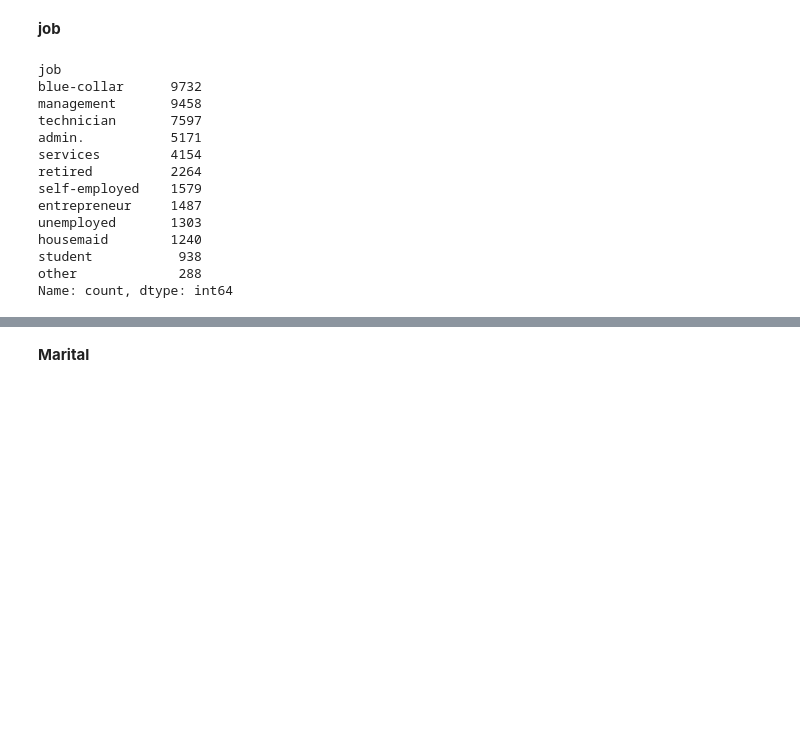
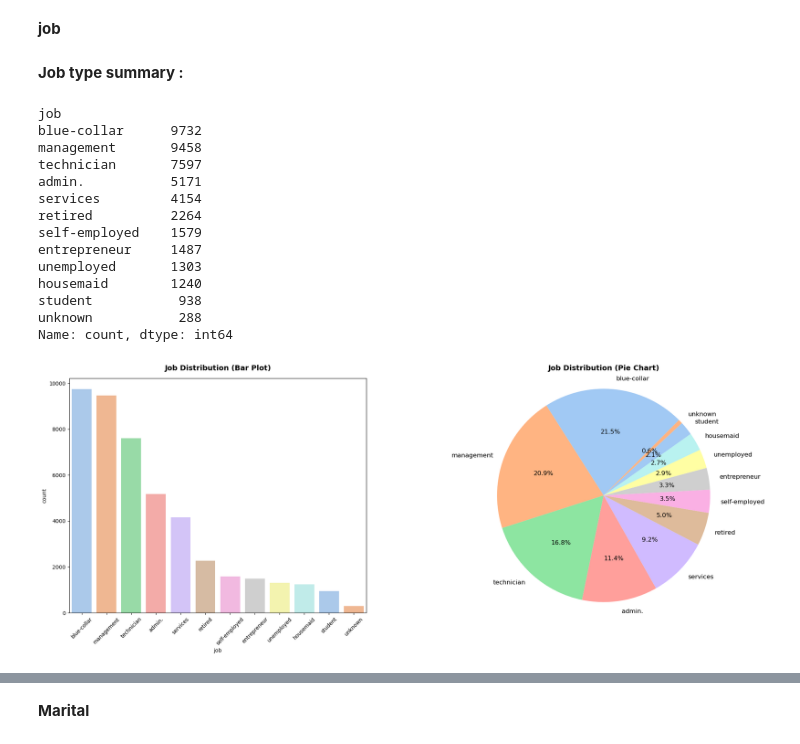
Before and after one commit to annugit1655/Bank-TeleMarketing, a Jupyter notebook: notebooks/01-Data-Cleaning.ipynb, the cells around one changed output, grey strips where cells are left out. Saved outputs shown, nothing was run; the diff lists cells and outputs as text; code cells hidden in the pictures; blank space fills up the shorter version.

```diff
--- a/notebooks/01-Data-Cleaning.ipynb
+++ b/notebooks/01-Data-Cleaning.ipynb
@@ -359,3 +372,22 @@ plt.show()
+# %%
+# categorical features distribution plots
+def univariate_categorical_distribution(df: pd.DataFrame, col: str):
+    fig, ax = plt.subplots(ncols=2, figsize=(20, 8))
+
+    # Bar plot (frequency counts)
+    sns.countplot(data=df, x=col, order=df[col].value_counts().index, ax=ax[0], palette="pastel")
+    ax[0].set_title(f'{col.capitalize()} Distribution (Bar Plot)', fontsize=14, fontweight='bold', y=1.02)
+    ax[0].tick_params(axis='x', rotation=45)
+
+    # Pie plot (proportions)
+    counts = df[col].value_counts()
+    ax[1].pie(counts.values, labels=counts.index, autopct='%1.1f%%', startangle=45, colors=sns.color_palette("pastel"), textprops={'fontsize': 12})
+    ax[1].axis('equal')  # Equal aspect ratio ensures that pie is drawn as a circle.
+    ax[1].set_title(f'{col.capitalize()} Distribution (Pie Chart)', fontsize=14, fontweight='bold', y=1.02)
+
+    plt.tight_layout()
+    plt.subplots_adjust(wspace=0.3, hspace=0.3)
+    plt.show()
 # %%
 # plots for numeric columns and target column
 def plot_numeric_columns(df:pd.DataFrame, column:str, target:str='term_deposit', kde:bool = True,edgecolor:str = 'black',multiple:str ='stack') ->None:
@@ -449,8 +532,10 @@ plot_numeric_columns(data, 'age')
 # %% [markdown]
 **job**
 # %%
-data['job'].value_counts()
+display_md("**Job type summary :**")
+display(data['job'].value_counts())
 # %% [output]
+**Job type summary :**
 job
 blue-collar      9732
 management       9458
@@ -463,5 +548,9 @@ entrepreneur     1487
 unemployed       1303
 housemaid        1240
 student           938
-other             288
+unknown           288
 Name: count, dtype: int64
+# %%
+univariate_categorical_distribution(data, 'job')
+# %% [output]
+[figure, added]
```
Also changed, not shown: parts of 32 cells of this notebook.
